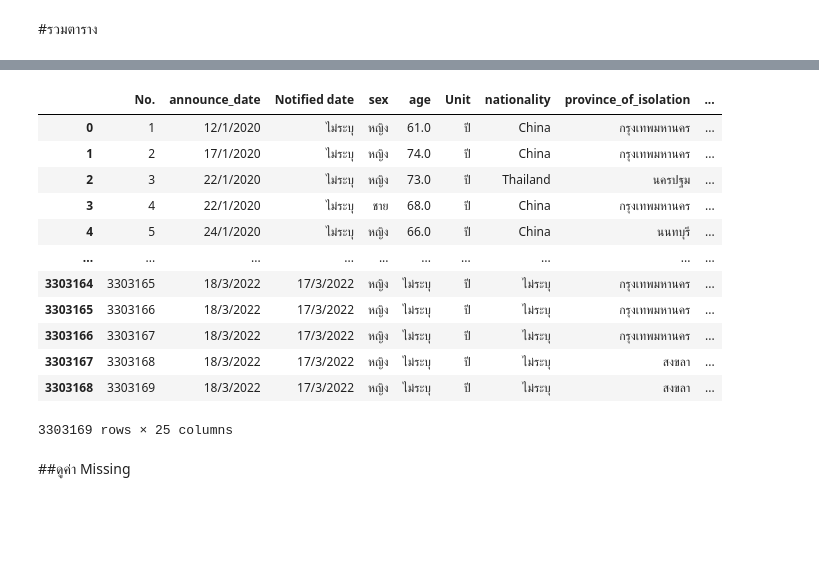
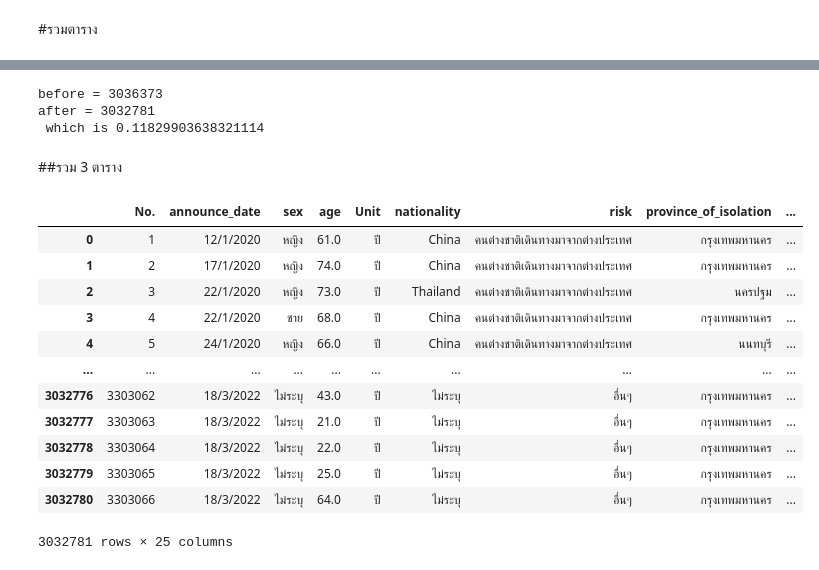
Before and after one commit to Benza1611/data_viz_2022, a Jupyter notebook: Project.ipynb, the cells around one changed output, grey strips where cells are left out. Drawn from its saved outputs; the diff is of its cells as text; code cells hidden in the pictures; blank space fills up the shorter version.

```diff
--- a/Project.ipynb
+++ b/Project.ipynb
@@ -165 +192,4 @@ district_of_onset        False
 dtype: bool
+# %%
+covid = covid.dropna()
+covid
@@ -242,6 +294,6 @@ dtype: bool
 # %% [markdown]
 ##นำเข้าข้อมูลการเกิด ปี 2020-2021
 # %%
-data_bd = pd.read_csv('/content/drive/My Drive/project2021 data/databirth_20_21.csv') #เข้าไปที่ my drive -> โฟลเดอร์ project2021 data -> databirth_20_21.csv
+data_bd = pd.read_csv('/content/drive/My Drive/project2021 data/databirth_20_21_22.csv') #เข้าไปที่ my drive -> โฟลเดอร์ project2021 data -> databirth_20_21.csv
 data_bd
 # %% [output]
@@ -274,6 +329,6 @@ dtype: bool
 # %% [markdown]
 #รวมตาราง
 # %%
-covid = data_covid.merge(data_t,how='left',left_on='province_of_isolation',right_on='จังหวัด') #ทำการเชื่อมตาราง 2 ตาราง คือ data_covid และ data_t
-covid ##เรียกดูตาราง
+covid_data_t = covid.merge(data_t,how='left',left_on='province_of_isolation',right_on='จังหวัด') #ทำการเชื่อมตาราง 2 ตาราง คือ data_covid และ data_t
+covid_data_t ##เรียกดูตาราง
 # %% [output]
@@ -292,0 +348,3 @@ covid ##เรียกดูตาราง
+# %%
+covid_data_t = covid_data_t.dropna()
+covid_data_t
@@ -293,19 +365,27 @@ covid ##เรียกดูตาราง
+# %%
+before = 3036373
+after = 3032781
+print(f'before = {before} \nafter = {after}\n which is {((before-after)/before)*100}')
+# %% [output]
+before = 3036373
+after = 3032781
+ which is 0.11829903638321114
+# %% [markdown]
+##รวม 3 ตาราง
 # %%
-Project = covid.merge(data_bd,how='left',left_on='province_of_isolation',right_on='พื้นที่ ') #ทำการเชื่อมตาราง 2 ตาราง คือ covid และ data_bd
+Project = covid_data_t.merge(data_bd,how='left',left_on='province_of_isolation',right_on='พื้นที่') #ทำการเชื่อมตาราง 2 ตาราง คือ covid และ data_bd
 Project ##เรียกดูตาราง
 # %% [output]
-|  | No. | announce_date | Notified date | sex | age | Unit | nationality | province_of_isolation | ... |
-| 0 | 1 | 12/1/2020 | ไม่ระบุ | หญิง | 61.0 | ปี | China | กรุงเทพมหานคร | ... |
-| 1 | 2 | 17/1/2020 | ไม่ระบุ | หญิง | 74.0 | ปี | China | กรุงเทพมหานคร | ... |
-| 2 | 3 | 22/1/2020 | ไม่ระบุ | หญิง | 73.0 | ปี | Thailand | นครปฐม | ... |
-| 3 | 4 | 22/1/2020 | ไม่ระบุ | ชาย | 68.0 | ปี | China | กรุงเทพมหานคร | ... |
-| 4 | 5 | 24/1/2020 | ไม่ระบุ | หญิง | 66.0 | ปี | China | นนทบุรี | ... |
+|  | No. | announce_date | sex | age | Unit | nationality | risk | province_of_isolation | ... |
+| 0 | 1 | 12/1/2020 | หญิง | 61.0 | ปี | China | คนต่างชาติเดินทางมาจากต่างประเทศ | กรุงเทพมหานคร | ... |
+| 1 | 2 | 17/1/2020 | หญิง | 74.0 | ปี | China | คนต่างชาติเดินทางมาจากต่างประเทศ | กรุงเทพมหานคร | ... |
+| 2 | 3 | 22/1/2020 | หญิง | 73.0 | ปี | Thailand | คนต่างชาติเดินทางมาจากต่างประเทศ | นครปฐม | ... |
+| 3 | 4 | 22/1/2020 | ชาย | 68.0 | ปี | China | คนต่างชาติเดินทางมาจากต่างประเทศ | กรุงเทพมหานคร | ... |
+| 4 | 5 | 24/1/2020 | หญิง | 66.0 | ปี | China | คนต่างชาติเดินทางมาจากต่างประเทศ | นนทบุรี | ... |
 | ... | ... | ... | ... | ... | ... | ... | ... | ... | ... |
-| 3303164 | 3303165 | 18/3/2022 | 17/3/2022 | หญิง | ไม่ระบุ | ปี | ไม่ระบุ | กรุงเทพมหานคร | ... |
-| 3303165 | 3303166 | 18/3/2022 | 17/3/2022 | หญิง | ไม่ระบุ | ปี | ไม่ระบุ | กรุงเทพมหานคร | ... |
-| 3303166 | 3303167 | 18/3/2022 | 17/3/2022 | หญิง | ไม่ระบุ | ปี | ไม่ระบุ | กรุงเทพมหานคร | ... |
-| 3303167 | 3303168 | 18/3/2022 | 17/3/2022 | หญิง | ไม่ระบุ | ปี | ไม่ระบุ | สงขลา | ... |
-| 3303168 | 3303169 | 18/3/2022 | 17/3/2022 | หญิง | ไม่ระบุ | ปี | ไม่ระบุ | สงขลา | ... |
+| 3032776 | 3303062 | 18/3/2022 | ไม่ระบุ | 43.0 | ปี | ไม่ระบุ | อื่นๆ | กรุงเทพมหานคร | ... |
+| 3032777 | 3303063 | 18/3/2022 | ไม่ระบุ | 21.0 | ปี | ไม่ระบุ | อื่นๆ | กรุงเทพมหานคร | ... |
+| 3032778 | 3303064 | 18/3/2022 | ไม่ระบุ | 22.0 | ปี | ไม่ระบุ | อื่นๆ | กรุงเทพมหานคร | ... |
+| 3032779 | 3303065 | 18/3/2022 | ไม่ระบุ | 25.0 | ปี | ไม่ระบุ | อื่นๆ | กรุงเทพมหานคร | ... |
+| 3032780 | 3303066 | 18/3/2022 | ไม่ระบุ | 64.0 | ปี | ไม่ระบุ | อื่นๆ | กรุงเทพมหานคร | ... |
-3303169 rows × 25 columns
+3032781 rows × 25 columns
-# %% [markdown]
-##ดูค่า Missing
```
Also changed, not shown: parts of 25 cells of this notebook.
